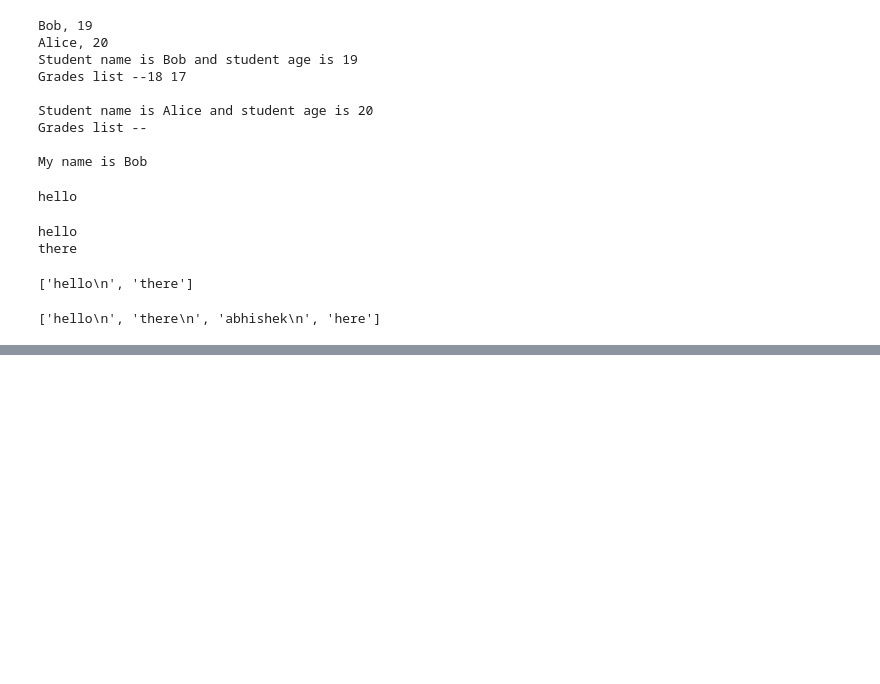
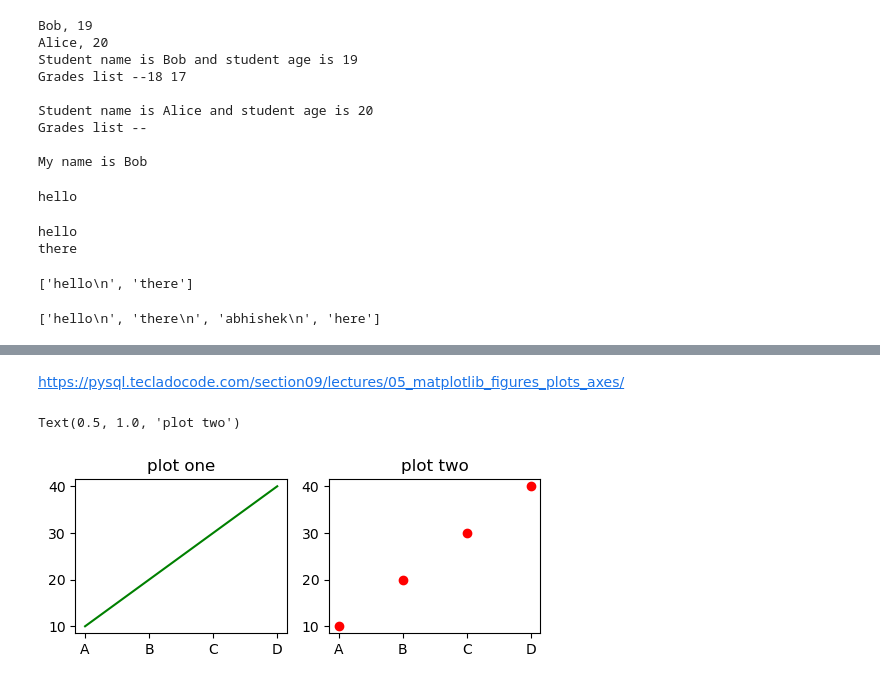
Before and after one commit to dcrey7/emlyon_dsais, a Jupyter notebook: emlyon_notes_september.ipynb, the cells around one changed output, grey strips where cells are left out. Saved outputs shown, nothing was run; the diff lists cells and outputs as text; code cells hidden in the pictures; blank space fills up the shorter version.

```diff
--- a/emlyon_notes_september.ipynb
+++ b/emlyon_notes_september.ipynb
@@ -409,0 +430,12 @@ with open(file="sample_python.txt",mode="r") as myfile: #context manager-- autom
+# %% [markdown]
+https://pysql.tecladocode.com/section09/lectures/05_matplotlib_figures_plots_axes/
+# %%
+fig,ax=plt.subplots(nrows=1,ncols=2,figsize=(6,2))
+ax[0].plot(x,y,color="green")
+ax[0].set_title("plot one")
+
+ax[1].scatter(x,y,color="red")
+ax[1].set_title("plot two")
+# %% [output]
+Text(0.5, 1.0, 'plot two')
+[figure, added]
```
Also changed, not shown: parts of 24 cells of this notebook, 8 other files.
